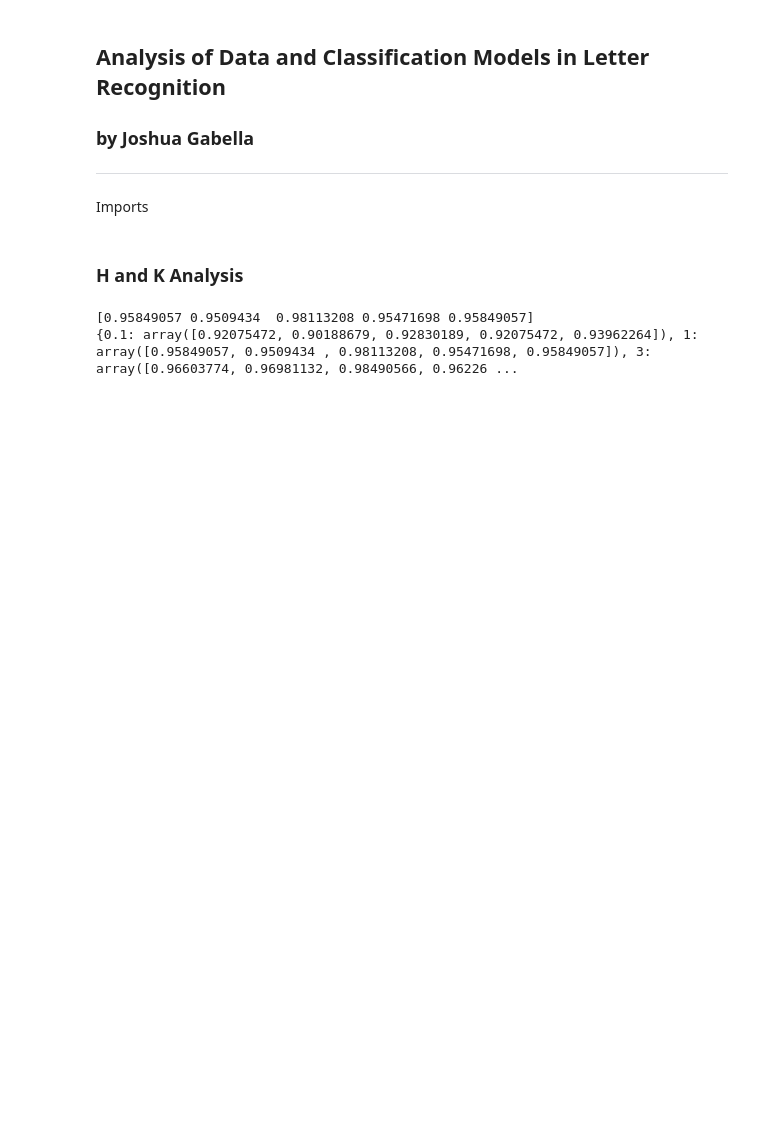
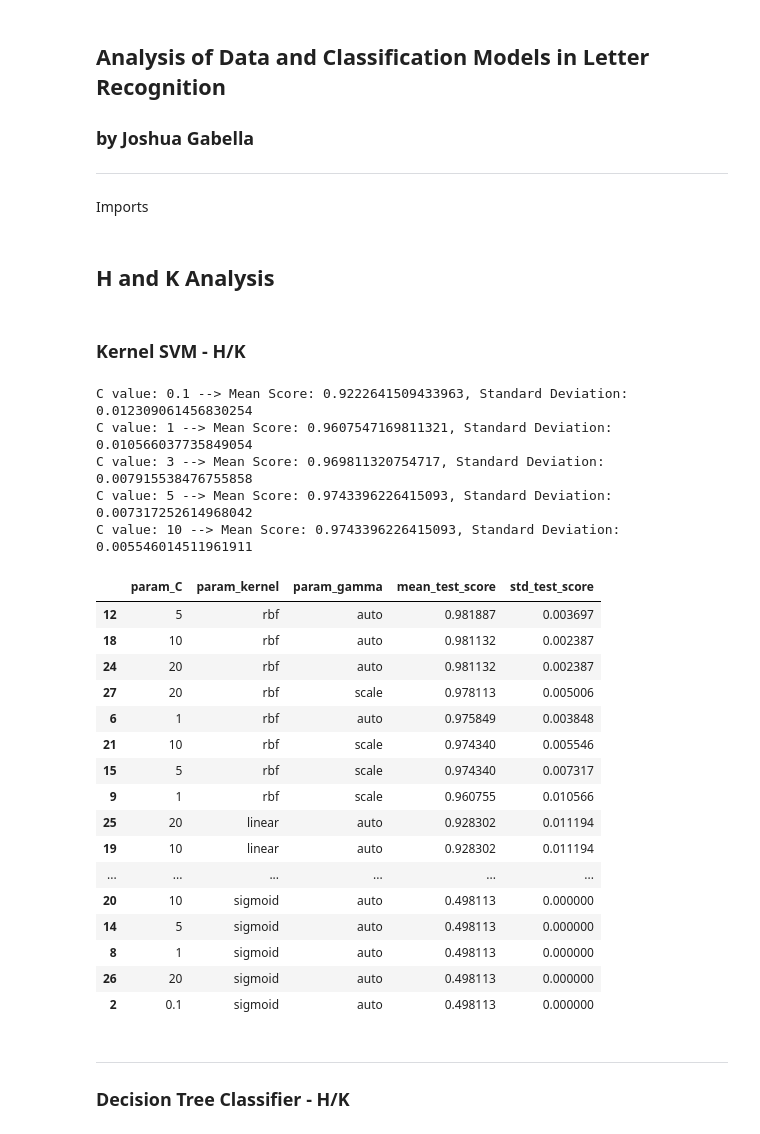
Before and after one commit to jgabella/cse514a-ProjectImplementation2, a Jupyter notebook: LetterRecognitionAnalysis.ipynb, the cells around one changed output. Drawn from its saved outputs; the diff is of its cells as text; code cells hidden in the pictures; blank space fills up the shorter version.

Commit message:
all but ANN classifiers gone through CV

```diff
--- a/LetterRecognitionAnalysis.ipynb
+++ b/LetterRecognitionAnalysis.ipynb
@@ -16,16 +19,57 @@ HKdata = data[np.logical_or(data[:,0]=='H', data[:,0] == 'K'), :]
 MYdata = data[np.logical_or(data[:,0]=='M', data[:,0] == 'Y'), :]
 DOdata = data[np.logical_or(data[:,0]=='D', data[:,0] == 'O'), :]
 # %% [markdown]
-### H and K Analysis
+## H and K Analysis
 # %%
 training_data, test_data = train_test_split(HKdata, test_size=0.1, random_state=0)
 training_y = training_data[:, 0]
 training_X = training_data[:, 1:]
 test_y = test_data[:, 0]
 test_X = test_data[:, 1:]
+# %% [markdown]
+### Kernel SVM - H/K
 # %%
 cs = [0.1, 1, 3, 5, 10]
 scores = {param_value : cross_val_score(svm.SVC(kernel='rbf', C = param_value), training_X, training_y, cv=5) for param_value in cs}
+means = {param_value : np.mean(scores[param_value]) for param_value in (list)(scores.keys())}
+stdevs = {param_value : np.std(scores[param_value]) for param_value in (list)(scores.keys())}
+for i in scores:
+    print(f"C value: {i} --> Mean Score: {np.mean(scores[i])}, Standard Deviation: {np.std(scores[i])}")
 # %% [output]
-[0.95849057 0.9509434  0.98113208 0.95471698 0.95849057]
-{0.1: array([0.92075472, 0.90188679, 0.92830189, 0.92075472, 0.93962264]), 1: array([0.95849057, 0.9509434 , 0.98113208, 0.95471698, 0.95849057]), 3: array([0.96603774, 0.96981132, 0.98490566, 0.96226 ...
+C value: 0.1 --> Mean Score: 0.9222641509433963, Standard Deviation: 0.012309061456830254
+C value: 1 --> Mean Score: 0.9607547169811321, Standard Deviation: 0.010566037735849054
+C value: 3 --> Mean Score: 0.969811320754717, Standard Deviation: 0.007915538476755858
+C value: 5 --> Mean Score: 0.9743396226415093, Standard Deviation: 0.007317252614968042
+C value: 10 --> Mean Score: 0.9743396226415093, Standard Deviation: 0.005546014511961911
+# %%
+clf = GridSearchCV(svm.SVC(), {
+    'C':[0.1, 1, 5, 10, 20],
+    'kernel':['rbf', 'linear', 'sigmoid'],
+    'gamma':['auto', 'scale']
+}, cv=5)
+clf.fit(training_X, training_y)
+param_SVM_results = pd.DataFrame(clf.cv_results_)
+trimmed_SVM_results = param_SVM_results[['param_C', 'param_kernel', 'param_gamma', 'mean_test_score', 'std_test_score']]
+# %%
+trimmed_SVM_results.sort_values('mean_test_score', ascending=False)
+# %% [output]
+|  | param_C | param_kernel | param_gamma | mean_test_score | std_test_score |
+| 12 | 5 | rbf | auto | 0.981887 | 0.003697 |
+| 18 | 10 | rbf | auto | 0.981132 | 0.002387 |
+| 24 | 20 | rbf | auto | 0.981132 | 0.002387 |
+| 27 | 20 | rbf | scale | 0.978113 | 0.005006 |
+| 6 | 1 | rbf | auto | 0.975849 | 0.003848 |
+| 21 | 10 | rbf | scale | 0.974340 | 0.005546 |
+| 15 | 5 | rbf | scale | 0.974340 | 0.007317 |
+| 9 | 1 | rbf | scale | 0.960755 | 0.010566 |
+| 25 | 20 | linear | auto | 0.928302 | 0.011194 |
+| 19 | 10 | linear | auto | 0.928302 | 0.011194 |
+| ... | ... | ... | ... | ... | ... |
+| 20 | 10 | sigmoid | auto | 0.498113 | 0.000000 |
+| 14 | 5 | sigmoid | auto | 0.498113 | 0.000000 |
+| 8 | 1 | sigmoid | auto | 0.498113 | 0.000000 |
+| 26 | 20 | sigmoid | auto | 0.498113 | 0.000000 |
+| 2 | 0.1 | sigmoid | auto | 0.498113 | 0.000000 |
+# %% [markdown]
+---
+### Decision Tree Classifier - H/K
```
Also changed, not shown: parts of 9 cells of this notebook.
